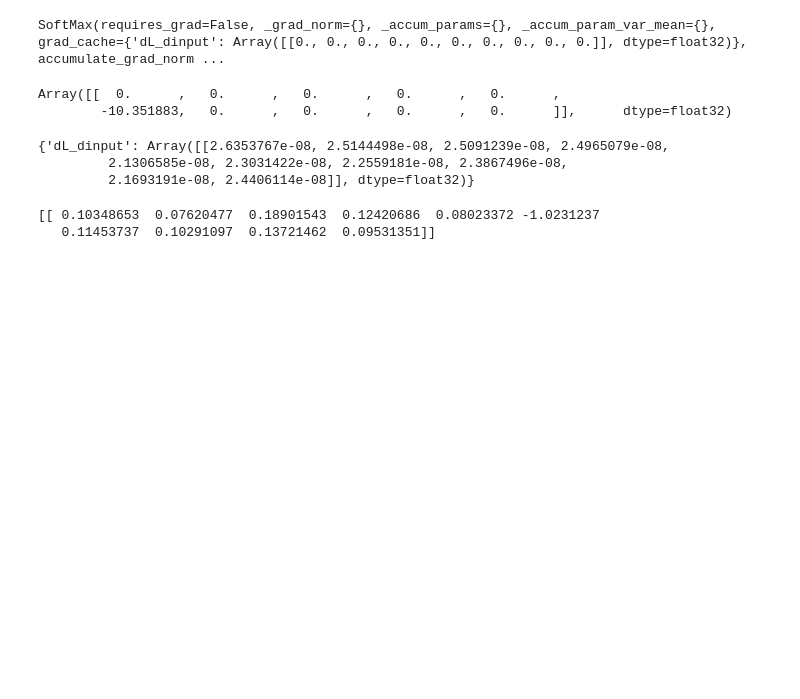
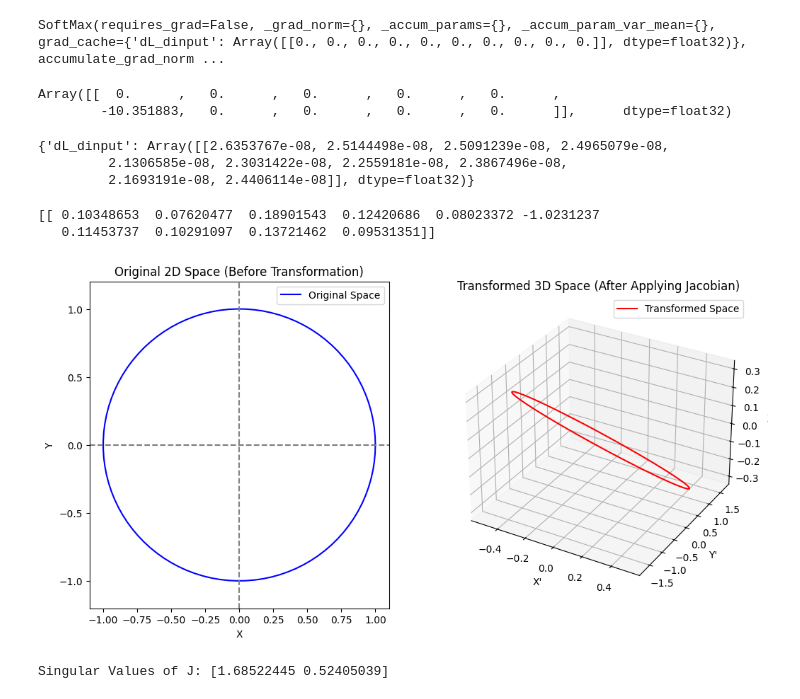
Before and after one commit to SanjithKumar2/MiniTorch, a Jupyter notebook: CNNVFC.ipynb, the cells around one changed output. Saved outputs shown, nothing was run; the diff lists cells and outputs as text; code cells hidden in the pictures; blank space fills up the shorter version.

```diff
--- a/CNNVFC.ipynb
+++ b/CNNVFC.ipynb
@@ -320,3 +351,52 @@ class Dropout(ComputationNode):
     def backward(self, output_grad):
         self.grad_cache['dL_dinput'] = self.mask * output_grad
         return self.grad_cache['dL_dinput']
+# %%
+import numpy as np
+import matplotlib.pyplot as plt
+from mpl_toolkits.mplot3d import Axes3D
+
+# Step 1: Generate 2D points in a unit circle
+theta = np.linspace(0, 2 * np.pi, 100)
+x = np.cos(theta)
+y = np.sin(theta)
+points_2d = np.vstack([x, y])  # Shape: (2, 100)
+
+# Step 2: Define a random 2x3 transformation matrix (2D -> 3D)
+np.random.seed(42)  # For reproducibility
+J = np.random.randn(3, 2)  # Random Jacobian-like transformation
+
+# Step 3: Apply transformation (2D -> 3D)
+points_3d = J @ points_2d  # Shape: (3, 100)
+
+# Step 4: Compute SVD to analyze stretching/squishing
+U, S, Vt = np.linalg.svd(J)  # S contains singular values
+
+# Step 5: Plot original 2D space
+fig = plt.figure(figsize=(12, 6))
+ax1 = fig.add_subplot(121)
+ax1.plot(points_2d[0, :], points_2d[1, :], 'b', label="Original Space")
+ax1.axhline(0, color='gray', linestyle='--')
+ax1.axvline(0, color='gray', linestyle='--')
+ax1.set_title("Original 2D Space (Before Transformation)")
+ax1.set_xlabel("X")
+ax1.set_ylabel("Y")
+ax1.legend()
+ax1.axis('equal')
+
+# Step 6: Plot transformed 3D space
+ax2 = fig.add_subplot(122, projection='3d')
+ax2.plot(points_3d[0, :], points_3d[1, :], points_3d[2, :], 'r', label="Transformed Space")
+ax2.set_title(f"Transformed 3D Space (After Applying Jacobian)")
+ax2.set_xlabel("X'")
+ax2.set_ylabel("Y'")
+ax2.set_zlabel("Z'")
+ax2.legend()
+
+plt.show()
+
+# Step 7: Print singular values
+print(f"Singular Values of J: {S}")
+# %% [output]
+[figure, added]
+Singular Values of J: [1.68522445 0.52405039]
```
Also changed, not shown: parts of 41 cells of this notebook, 2 other files.
